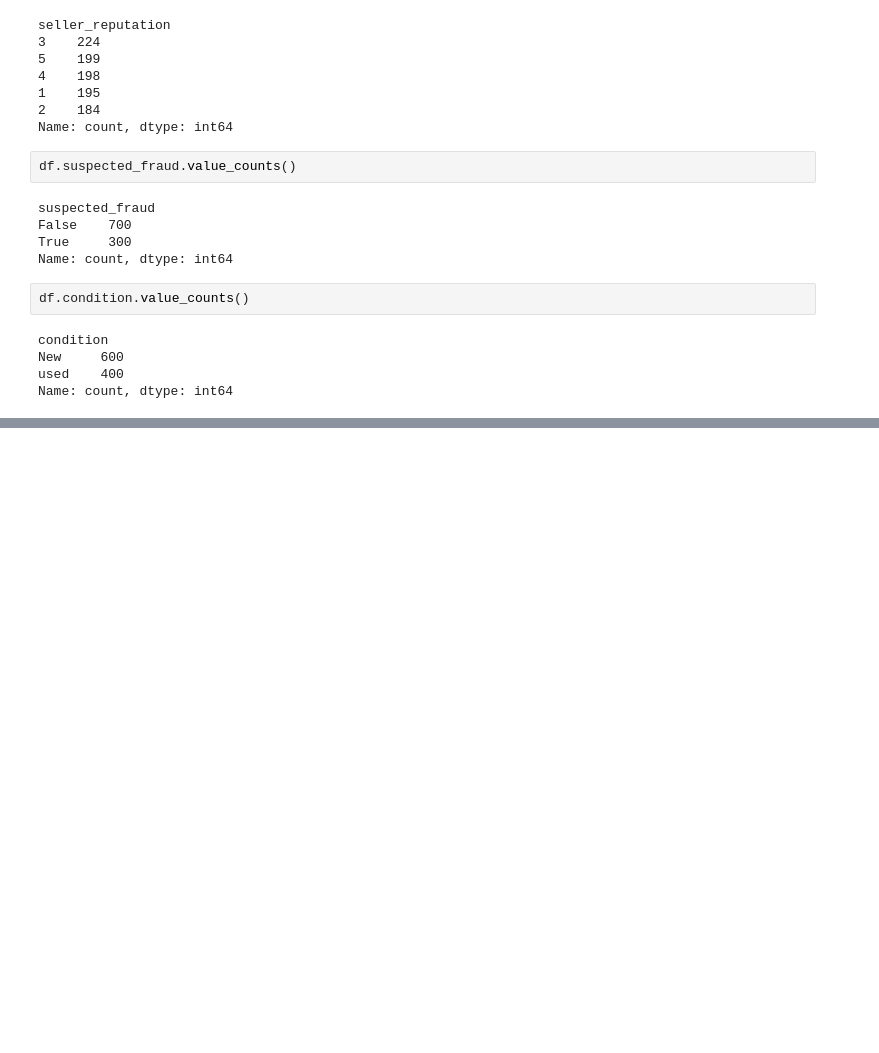
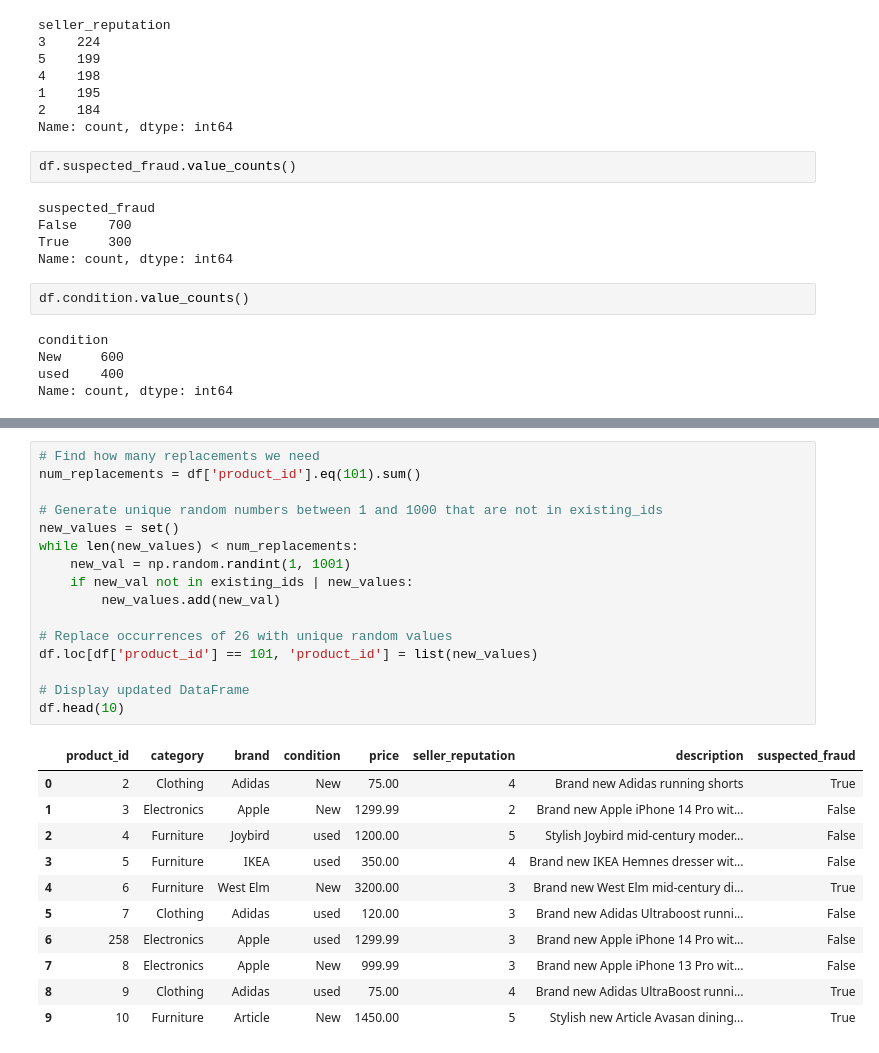
Before and after one commit to aaronGeb/synthetic-data-ml-project, a Jupyter notebook: notebook/data_processing.ipynb, the cells around one changed output, grey strips where cells are left out. Drawn from its saved outputs; the diff is of its cells as text; blank space fills up the shorter version.

```diff
--- a/notebook/data_processing.ipynb
+++ b/notebook/data_processing.ipynb
@@ -37,0 +134,28 @@ Name: count, dtype: int64
+# %%
+# Find how many replacements we need
+num_replacements = df['product_id'].eq(101).sum()
+
+# Generate unique random numbers between 1 and 1000 that are not in existing_ids
+new_values = set()
+while len(new_values) < num_replacements:
+    new_val = np.random.randint(1, 1001)
+    if new_val not in existing_ids | new_values:
+        new_values.add(new_val)
+
+# Replace occurrences of 26 with unique random values
+df.loc[df['product_id'] == 101, 'product_id'] = list(new_values)
+
+# Display updated DataFrame
+df.head(10)
+# %% [output]
+|  | product_id | category | brand | condition | price | seller_reputation | description | suspected_fraud |
+| 0 | 2 | Clothing | Adidas | New | 75.00 | 4 | Brand new Adidas running shorts | True |
+| 1 | 3 | Electronics | Apple | New | 1299.99 | 2 | Brand new Apple iPhone 14 Pro wit... | False |
+| 2 | 4 | Furniture | Joybird | used | 1200.00 | 5 | Stylish Joybird mid-century moder... | False |
+| 3 | 5 | Furniture | IKEA | used | 350.00 | 4 | Brand new IKEA Hemnes dresser wit... | False |
+| 4 | 6 | Furniture | West Elm | New | 3200.00 | 3 | Brand new West Elm mid-century di... | True |
+| 5 | 7 | Clothing | Adidas | used | 120.00 | 3 | Brand new Adidas Ultraboost runni... | False |
+| 6 | 258 | Electronics | Apple | used | 1299.99 | 3 | Brand new Apple iPhone 14 Pro wit... | False |
+| 7 | 8 | Electronics | Apple | New | 999.99 | 3 | Brand new Apple iPhone 13 Pro wit... | False |
+| 8 | 9 | Clothing | Adidas | used | 75.00 | 4 | Brand new Adidas UltraBoost runni... | True |
+| 9 | 10 | Furniture | Article | New | 1450.00 | 5 | Stylish new Article Avasan dining... | True |
```
Also changed, not shown: parts of 12 cells of this notebook, 11 other files.
